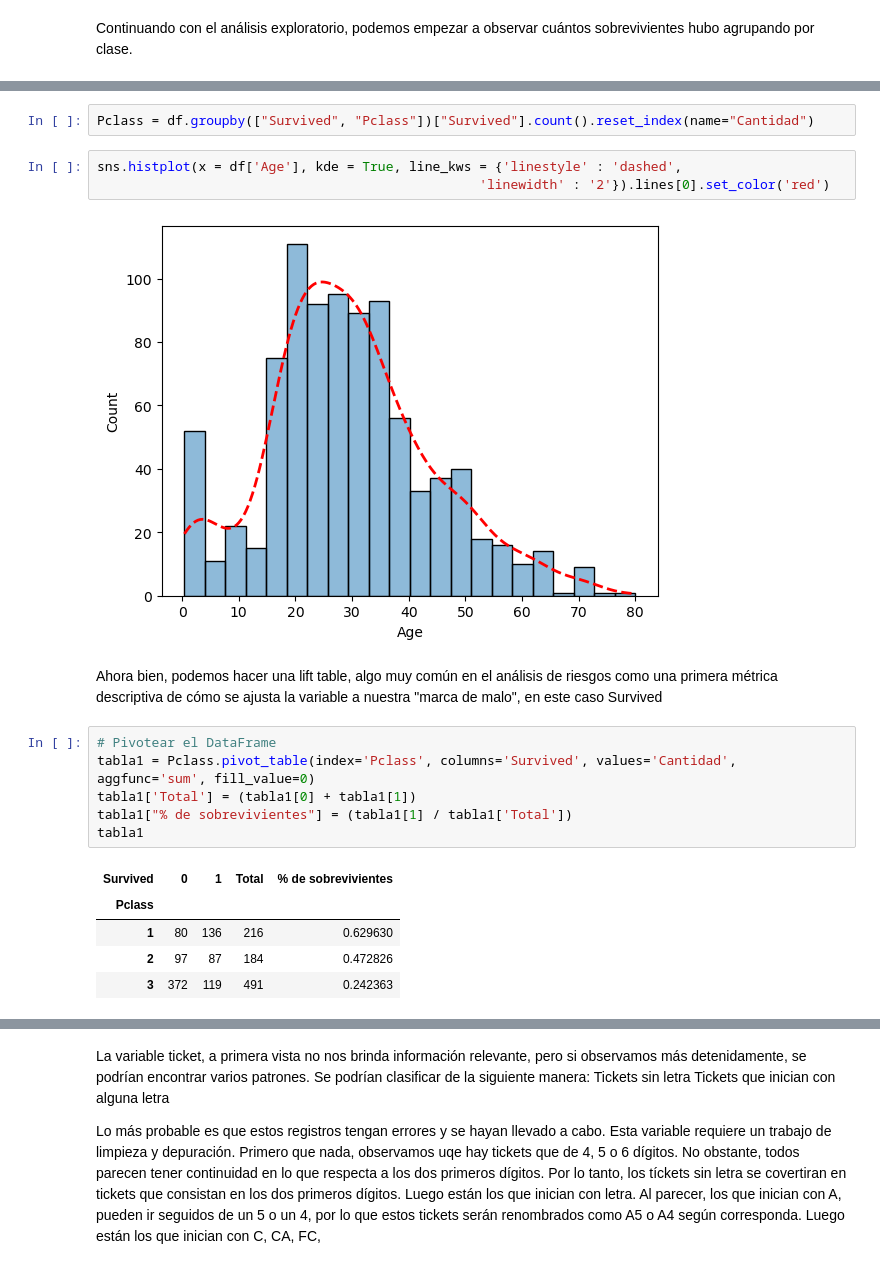
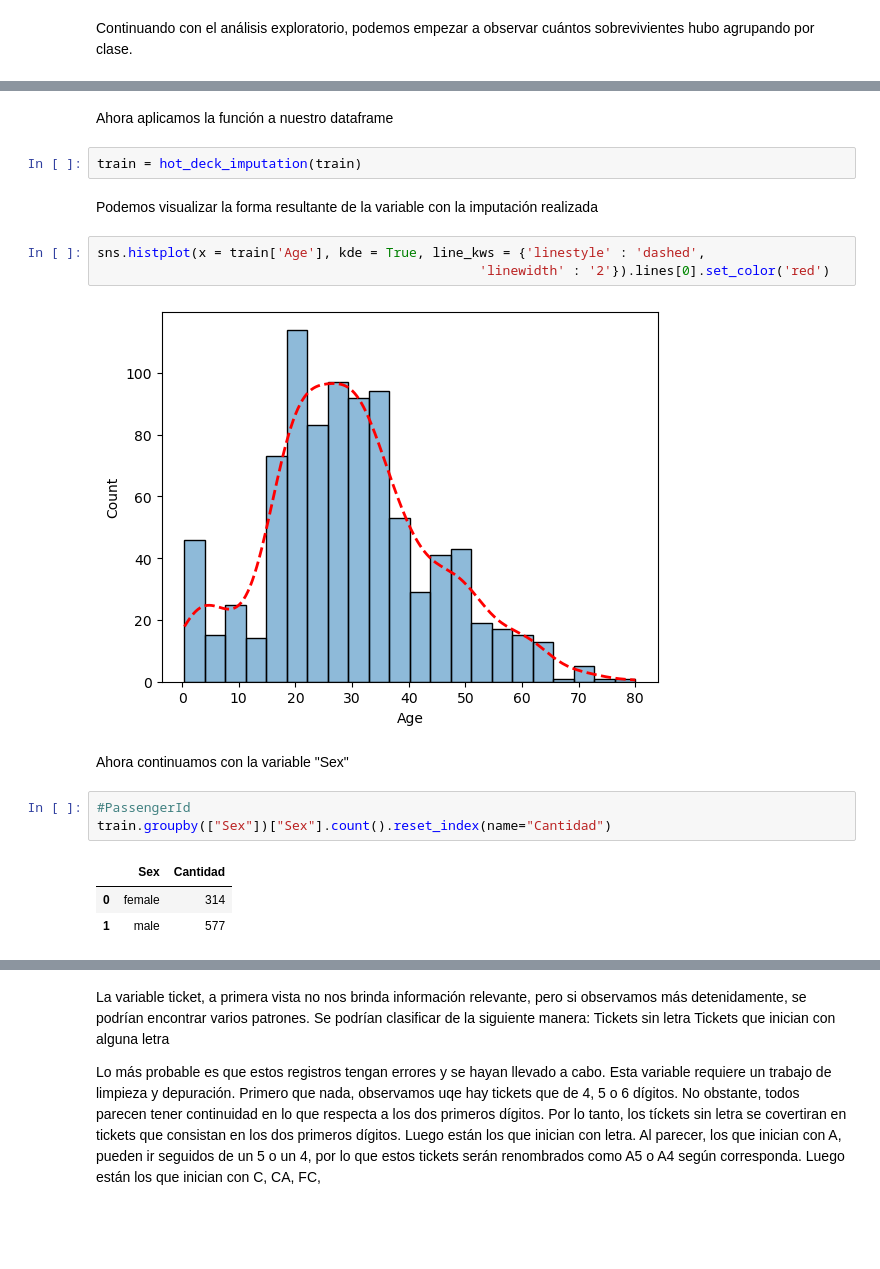
Before and after one commit to loreto73/Titanic, a Jupyter notebook: k_titanic.ipynb, the cells around one changed output, grey strips where cells are left out. Cells and saved outputs as stored; diff of their text form; blank space fills up the shorter version.

```diff
--- a/k_titanic.ipynb
+++ b/k_titanic.ipynb
@@ -42,21 +72,20 @@ Continuando con el análisis exploratorio, podemos empezar a observar cuántos s
+# %% [markdown]
+Ahora aplicamos la función a nuestro dataframe
+# %%
+train = hot_deck_imputation(train)
+# %% [markdown]
+Podemos visualizar la forma resultante de la variable con la imputación realizada
+# %%
+sns.histplot(x = train['Age'], kde = True, line_kws = {'linestyle' : 'dashed',
+                                                 'linewidth' : '2'}).lines[0].set_color('red')
+# %% [output]
+[figure, added]
+# %% [markdown]
+Ahora continuamos con la variable "Sex"
 # %%
-Pclass = df.groupby(["Survived", "Pclass"])["Survived"].count().reset_index(name="Cantidad")
+#PassengerId
+train.groupby(["Sex"])["Sex"].count().reset_index(name="Cantidad")
+# %% [output]
+|  | Sex | Cantidad |
+| 0 | female | 314 |
+| 1 | male | 577 |
-# %%
-sns.histplot(x = df['Age'], kde = True, line_kws = {'linestyle' : 'dashed',
-                                                 'linewidth' : '2'}).lines[0].set_color('red')
-# %% [output]
-[figure, removed]
-# %% [markdown]
-Ahora bien, podemos hacer una lift table, algo muy común en el análisis de riesgos como una primera métrica descriptiva de cómo se ajusta la variable a nuestra "marca de malo", en este caso Survived
-# %%
-# Pivotear el DataFrame
-tabla1 = Pclass.pivot_table(index='Pclass', columns='Survived', values='Cantidad', aggfunc='sum', fill_value=0)
-tabla1['Total'] = (tabla1[0] + tabla1[1])
-tabla1["% de sobrevivientes"] = (tabla1[1] / tabla1['Total'])
-tabla1
-# %% [output]
-| Survived | 0 | 1 | Total | % de sobrevivientes |
-| Pclass |  |  |  |  |
-| 1 | 80 | 136 | 216 | 0.629630 |
-| 2 | 97 | 87 | 184 | 0.472826 |
-| 3 | 372 | 119 | 491 | 0.242363 |
```
Also changed, not shown: parts of 38 cells of this notebook.
